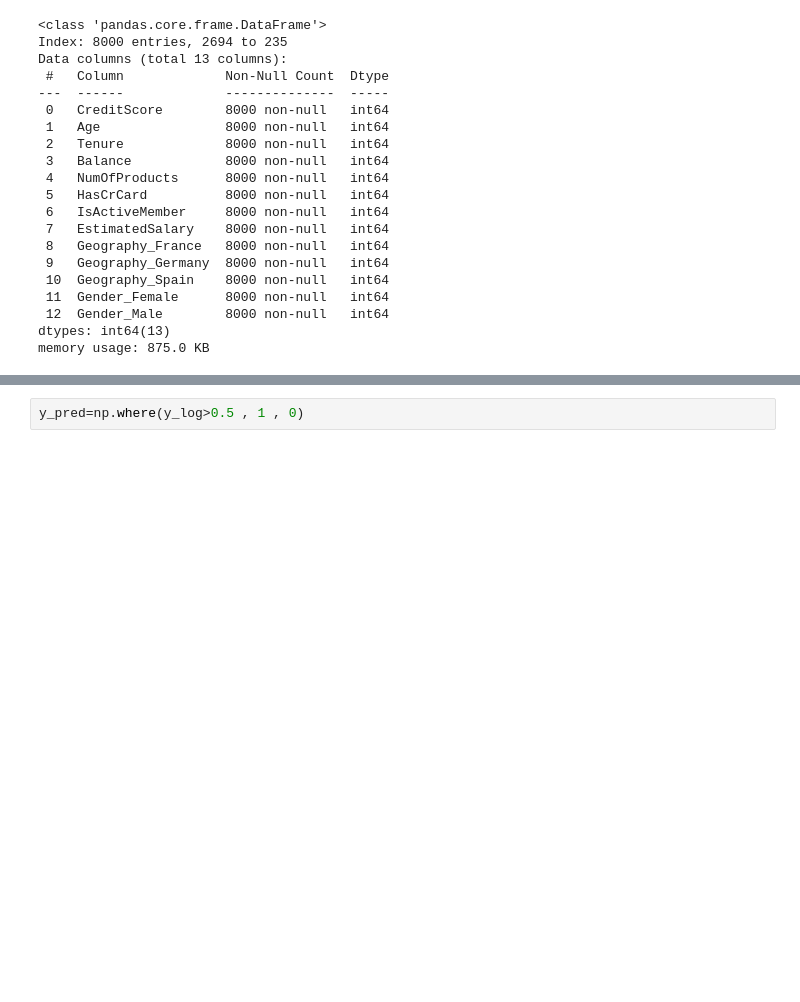
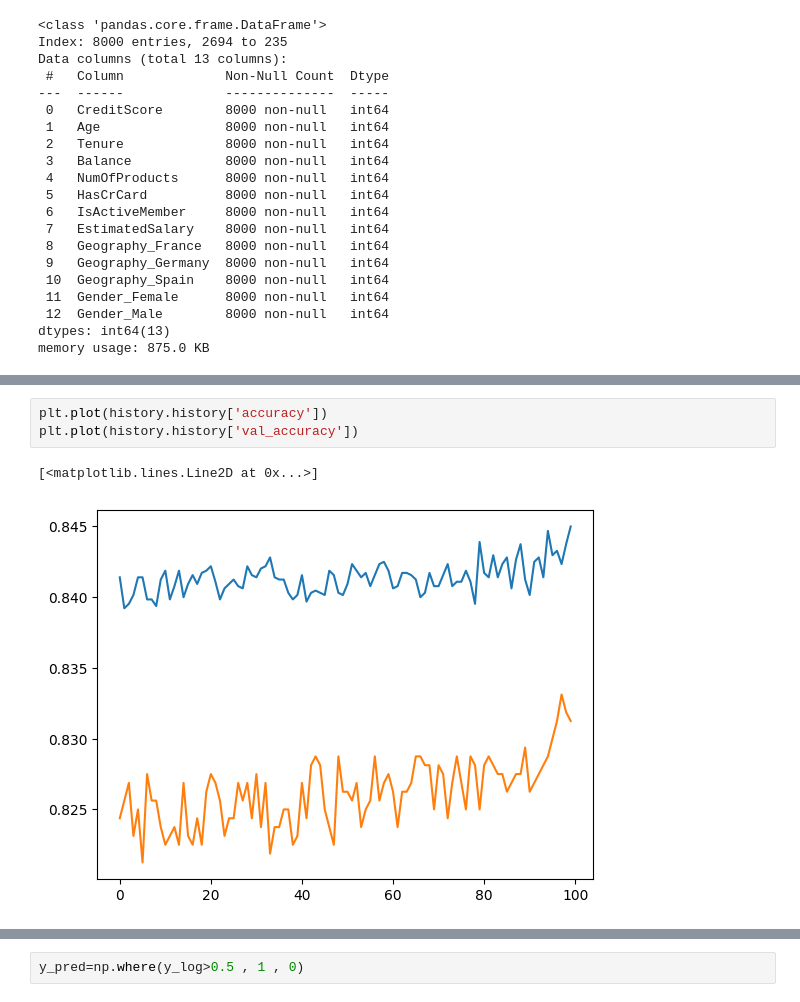
Before and after one commit to farhann-saleem/Credit-Card-Customer-Churn-Prediction, a Jupyter notebook: pred.ipynb, the cells around one changed output, grey strips where cells are left out. Cells and saved outputs as stored; diff of their text form; blank space fills up the shorter version.

```diff
--- a/pred.ipynb
+++ b/pred.ipynb
@@ -239,3 +249,9 @@ Epoch 10/10
+# %%
+plt.plot(history.history['accuracy'])
+plt.plot(history.history['val_accuracy'])
+# %% [output]
+[<matplotlib.lines.Line2D at 0x...>]
+[figure, added]
 # %%
 model.layers[0].get_weights()
 # %% [output]
```
Also changed, not shown: parts of 8 cells of this notebook.
